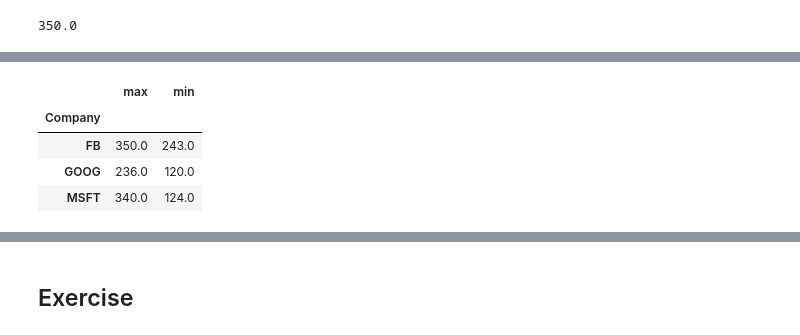
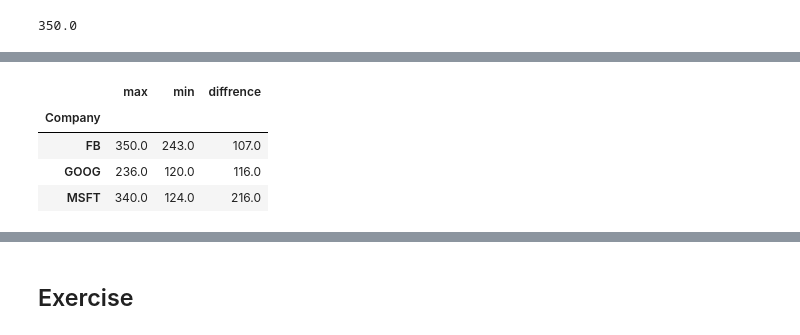
Before and after one commit to saeed-saffari/Intro-Py-for-Econ-workshop-Sum2022, a Jupyter notebook: Lectures/7. Pandas 02.ipynb, the cells around one changed output, grey strips where cells are left out. Saved outputs shown, nothing was run; the diff lists cells and outputs as text; code cells hidden in the pictures.

```diff
--- a/Lectures/7. Pandas 02.ipynb
+++ b/Lectures/7. Pandas 02.ipynb
@@ -639,9 +420,9 @@ by_comp.describe()['Sales'][['max', 'min']]
 # %%
-x = by_comp.describe()['Sales'][['max', 'min']]
+x['diffrence'] = x['max'] - x['min']
 x
 # %% [output]
-|  | max | min |
-| Company |  |  |
-| FB | 350.0 | 243.0 |
-| GOOG | 236.0 | 120.0 |
-| MSFT | 340.0 | 124.0 |
+|  | max | min | diffrence |
+| Company |  |  |  |
+| FB | 350.0 | 243.0 | 107.0 |
+| GOOG | 236.0 | 120.0 | 116.0 |
+| MSFT | 340.0 | 124.0 | 216.0 |
```
Also changed, not shown: parts of 70 cells of this notebook.
